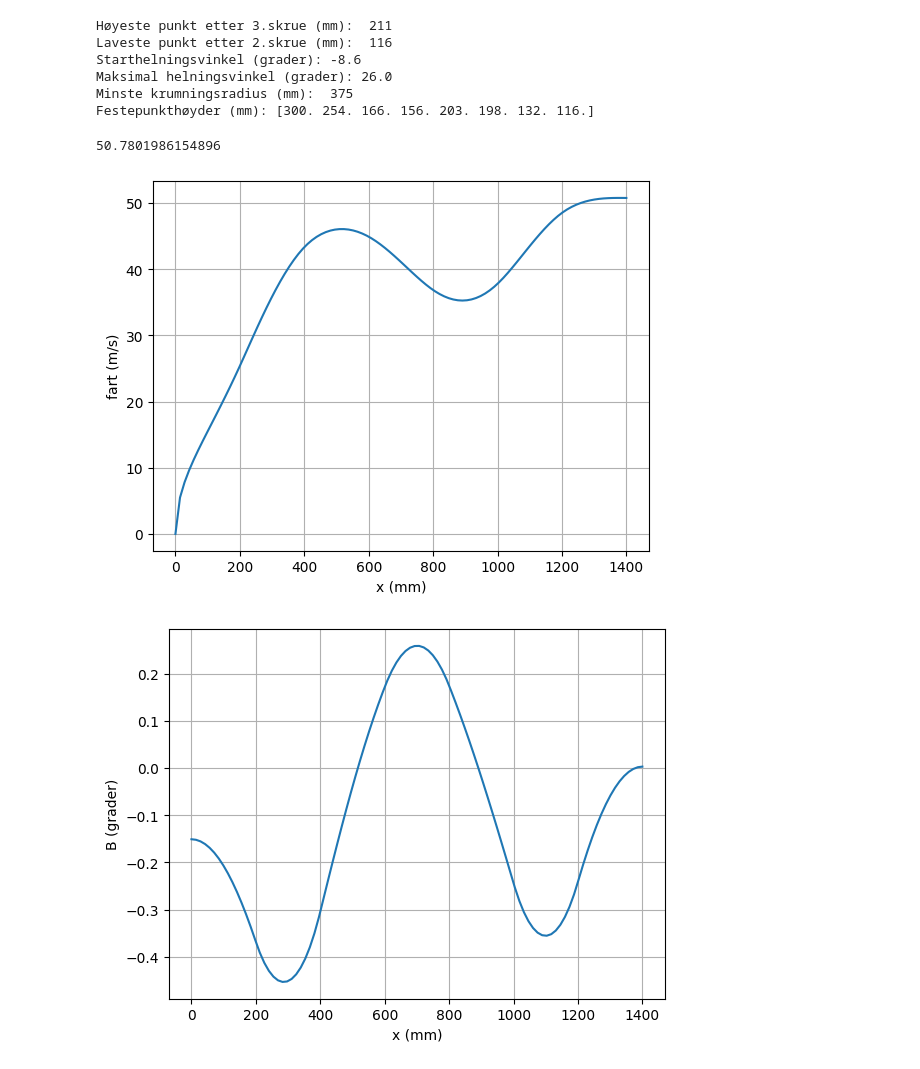
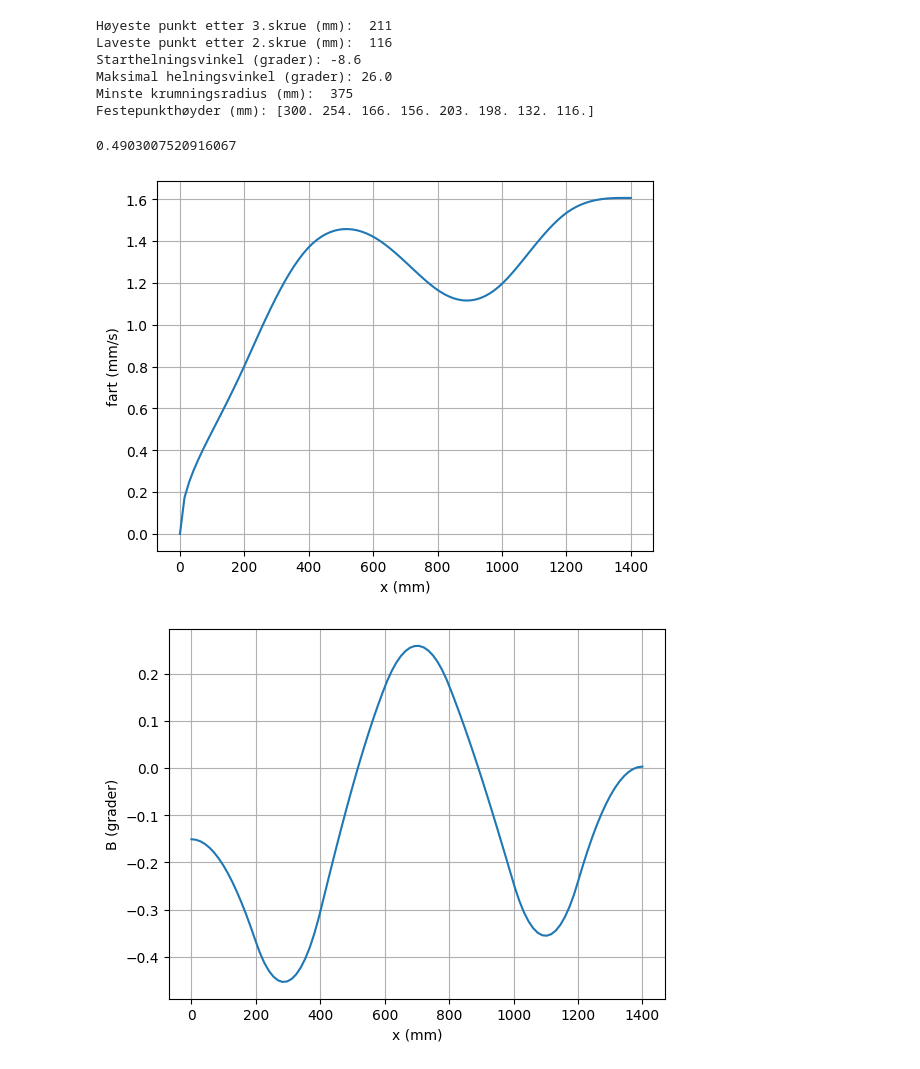
Before and after one commit to maranshan/fysikklabH23G111, a Jupyter notebook: baneform_V23.ipynb, the cells around one changed output. Cells and saved outputs as stored; diff of their text form; code cells hidden in the pictures.

```diff
--- a/baneform_V23.ipynb
+++ b/baneform_V23.ipynb
@@ -127,27 +127,27 @@ Festepunkthøyder (mm): [300. 254. 166. 156. 203. 198. 132. 116.]
 # %%
 #2. Finne barefart
 # Definerer variabler
 g = 9.81
 c = 2/5
 y0 = 300
 
 def v_y(y):
     return np.sqrt((2*g*(y0 - y)) / (1 + c))
 
 def v_x(x):
-    return np.sqrt((2*g*(y0 - cs(x))) / (1 + c))
+    return np.sqrt((2*g*(y0 - cs(x))/1000) / (1 + c)) # lurer på om vi skal regne i m/s og ikke i mm/s
 
-print(v_x(1400))
+print(v_x(100))
 
 ls = np.linspace(0, 1400, 100)
 plt.plot(ls, [v_x(x) for x in ls])
 plt.xlabel('x (mm)')
-plt.ylabel('fart (m/s)')
+plt.ylabel('fart (mm/s)')
 plt.grid(True)
 plt.show()
 # %% [output]
-50.7801986154896
+0.4903007520916067
-[figure, old version]
+[figure, new version]
 # %%
 #3. Hellningsvinkel
 def B(x):
```
Also changed, not shown: parts of 10 cells of this notebook.
